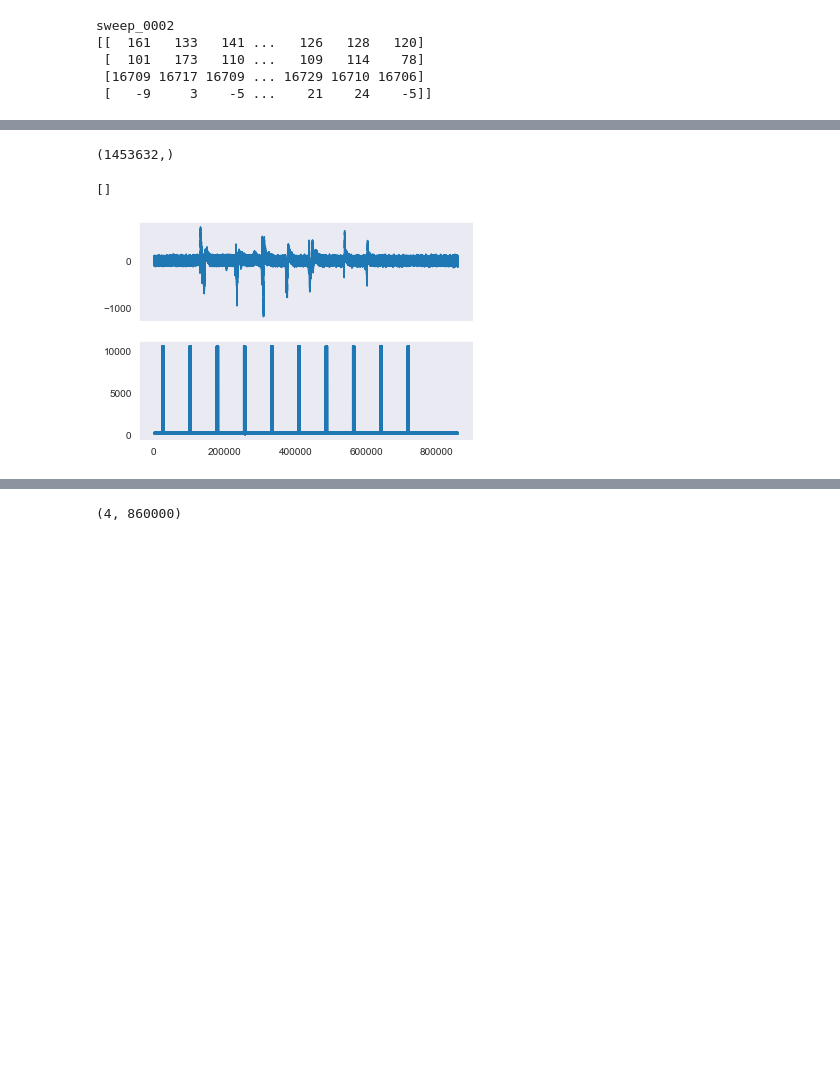
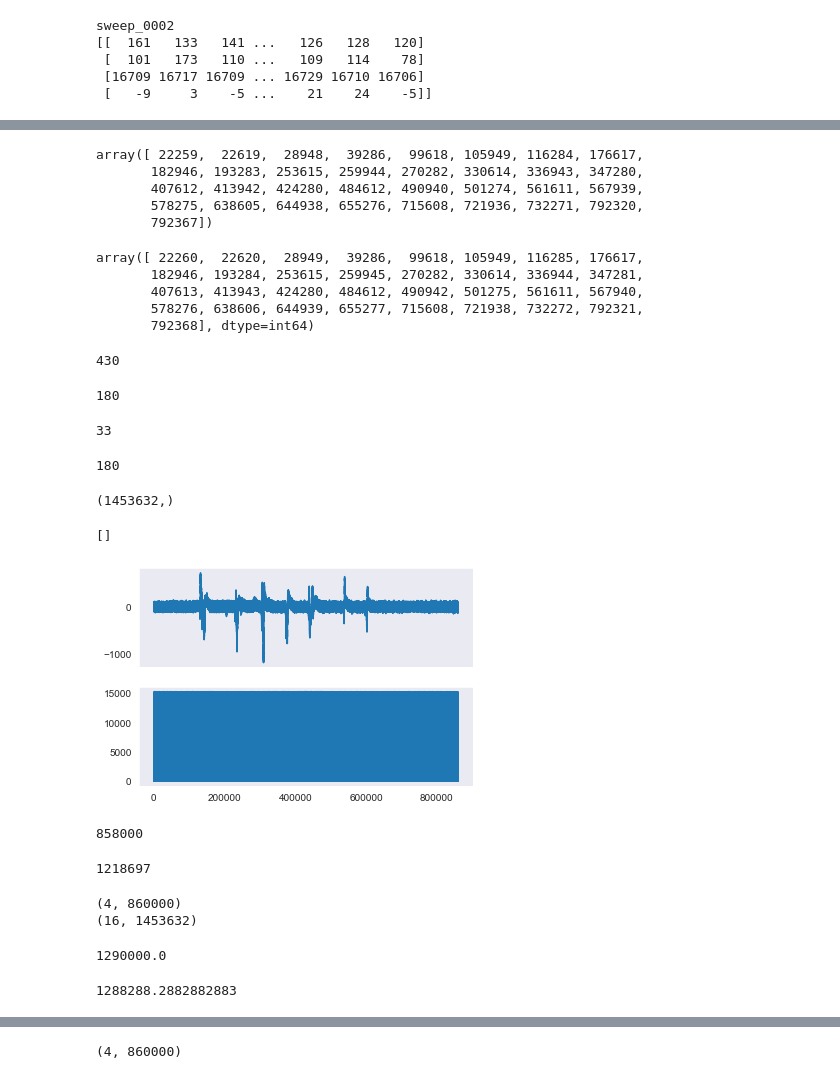
Before and after one commit to bramn22/DatajointVEIDB, a Jupyter notebook: notebooks/datajoint.ipynb, the cells around one changed output, grey strips where cells are left out. Cells and saved outputs as stored; diff of their text form; code cells hidden in the pictures; blank space fills up the shorter version.

```diff
--- a/notebooks/datajoint.ipynb
+++ b/notebooks/datajoint.ipynb
@@ -7,12 +7,13 @@ dj.config['database.password'] = 'retina'
 dj.config["enable_python_native_blobs"] = True # Only for testing in dj0.12 (https://github.com/datajoint/datajoint-python#python-native-blobs)
 
 %env DJ_SUPPORT_FILEPATH_MANAGEMENT=TRUE
-
+import os
+os.chdir('..')
 import main
 drive_path = r"U:\VEIDB/"
-# data_path = r"Y:\Data"
+data_path = r"Y:\Data"
 # data_path =r"V:\Data/"
-data_path =r"W:\Data/"
+# data_path =r"W:\Data/"
 
 ft = main.load(drive_path, data_path)
 # %% [output]
@@ -96,5 +110,5 @@ sweep_0002
  [16709 16717 16709 ... 16729 16710 16706]
  [   -9     3    -5 ...    21    24    -5]]
 # %%
-ball_data = (ball_table & {'experiment_id': '01247', 'session_id': '20200328e', 'subsession_id': 'EXPA_0002'}).fetch1('ball_readout')
+ball_data, pxi_offset, pxi_scaling_factor = (ball_table & {'experiment_id': '01261', 'subsession_id': 'EXPA_0002'}).fetch1('ball_readout', 'pxi_offset', 'pxi_scaling_factor')
 # %%
@@ -119,3 +202,35 @@ np.where(sync[3]>0.5)
+# %%
+((np.where(np.diff(sync[7])>240)[0]-offset)*scaling_factor).astype('int32')
+# %% [output]
+array([ 22259,  22619,  28948,  39286,  99618, 105949, 116284, 176617,
+       182946, 193283, 253615, 259944, 270282, 330614, 336943, 347280,
+       407612, 413942, 424280, 484612, 490940, 501274, 561611, 567939,
+       578275, 638605, 644938, 655276, 715608, 721936, 732271, 792320,
+       792367])
+# %%
+np.where(np.diff(ball_data[1])>5000)[0]
+# %% [output]
+array([ 22260,  22620,  28949,  39286,  99618, 105949, 116285, 176617,
+       182946, 193284, 253615, 259945, 270282, 330614, 336944, 347281,
+       407613, 413943, 424280, 484612, 490942, 501275, 561611, 567940,
+       578276, 638606, 644939, 655277, 715608, 721938, 732272, 792321,
+       792368], dtype=int64)
+# %%
+len(np.where(np.diff(ball_data[3])>10000)[0])
+# %% [output]
+430
+# %%
+len(np.where(np.diff(sync[2])>240)[0])
+# %% [output]
+180
+# %%
+len(np.where(np.diff(sync[7])>100)[0])
+# %% [output]
+33
+# %%
+len(np.where(np.diff(ball_data[0])>5000)[0])
+# %% [output]
+180
 # %%
 sync[2].shape
 # %% [output]
@@ -123,11 +238,34 @@ sync[2].shape
 # %%
 import matplotlib.pyplot as plt
 fig, axs = plt.subplots(2, 1, sharex=True)
 axs[0].plot((ball_data[2]-16800))
-axs[1].plot((ball_data[0]))
+axs[1].plot((ball_data[3]))
 plt.plot()
 # plt.ylim(-1000,10000)
 # plt.xlim(100000,200000)
 # %% [output]
 []
-[figure, old version]
+[figure, new version]
+# %%
+cam_idxs_wavesurfer = np.where(np.diff(ball_data[3])>5000)[0]
+cam_idxs_wavesurfer[-1] - cam_idxs_wavesurfer[0]
+# %% [output]
+858000
+# %%
+1218697
+# %% [output]
+1218697
+# %%
+print(ball_data.shape)
+print(sync.shape)
+# %% [output]
+(4, 860000)
+(16, 1453632)
+# %%
+860000/20*30
+# %% [output]
+1290000.0
+# %%
+858000*1/0.666
+# %% [output]
+1288288.2882882883
```
Also changed, not shown: parts of 22 cells of this notebook, 3 other files.
